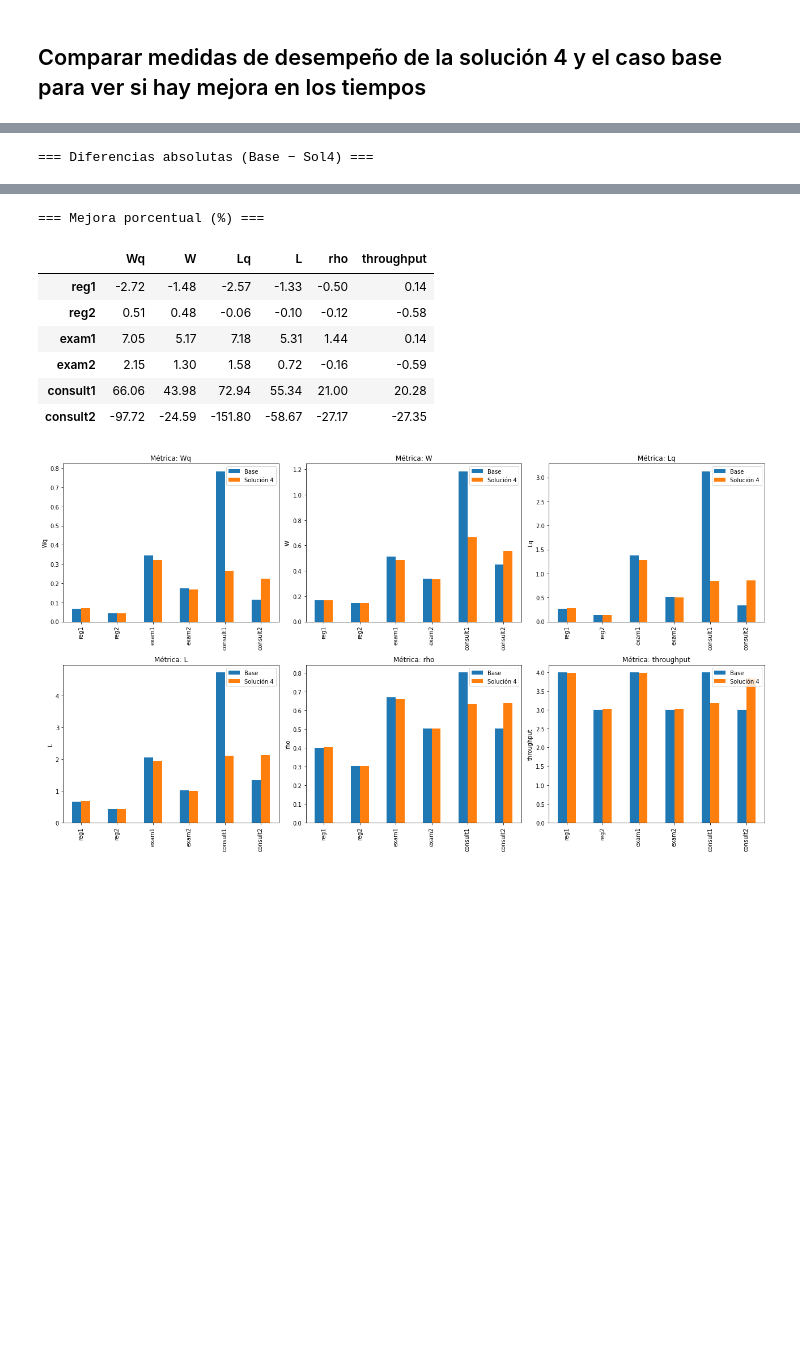
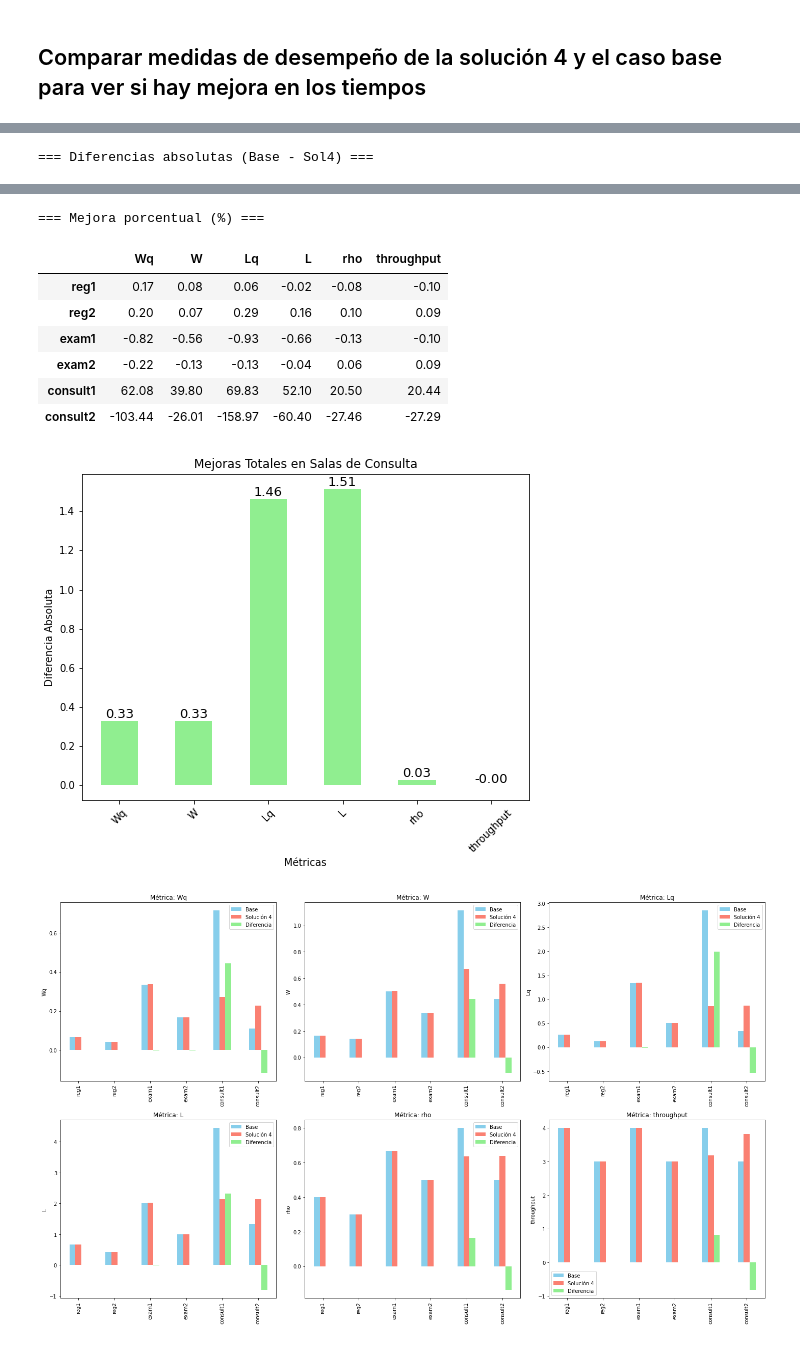
Before and after one commit to AlexisAndradeDev/OperationsResearch_QueuingProject, a Jupyter notebook: IO_Queuing_Simulation.ipynb, the cells around one changed output, grey strips where cells are left out. Drawn from its saved outputs; the diff is of its cells as text; code cells hidden in the pictures; blank space fills up the shorter version.

Commit message:
Improve performance metrics comparison and use a greater T

```diff
--- a/IO_Queuing_Simulation.ipynb
+++ b/IO_Queuing_Simulation.ipynb
@@ -436,7 +438,7 @@ def display_simulation_metrics(simulation_name: str, metrics: dict[str, dict[str
 # sólo usa la misma semilla, mismos parámetros y mismos nodos.
 
 # Horas de simulación
-T = 100000.0/4
+T = 100000.0*10
 seed = random.randint(1, 100000) # semilla aleatoria
 random.seed(seed)
 print(f"Semilla aleatoria: {seed}")
@@ -456,14 +458,7 @@ nodes_base = {
 }
 
 # Modelo solución 3
-nodes_solution3 = {
-    'reg1':    Node('reg1',     mu=10.0, servers=1),
-    'reg2':    Node('reg2',     mu=10.0, servers=1),
-    'exam1':   Node('exam1',    mu=6.0,  servers=1),
-    'exam2':   Node('exam2',    mu=6.0,  servers=1),
-    'consult1':Node('consult1', mu=2.5,  servers=2),
-    'consult2':Node('consult2', mu=3.0,  servers=2),
-}
+nodes_solution3 = copy.deepcopy(nodes_base)
 
 # Modelo solución 4
 nodes_solution4 = copy.deepcopy(nodes_solution3)
@@ -835,30 +818,50 @@ df_combined = pd.concat({'Base': df_base, 'Sol4': df_sol4}, axis=1)
 df_diff = df_combined['Base'] - df_combined['Sol4']
 df_pct  = (df_diff / df_combined['Base']) * 100
 
+# Calcular mejora total en salas de consulta (suma de diferencias absolutas)
+df_total_diff = df_diff.loc[['consult1', 'consult2']].sum(axis=0)
+
 # Mostrar tablas
 print("=== Comparativa Base vs Solución 4 ===")
 display(df_combined)
 
-print("\n=== Diferencias absolutas (Base − Sol4) ===")
+print("\n=== Diferencias absolutas (Base - Sol4) ===")
 display(df_diff.round(4))
 
 print("\n=== Mejora porcentual (%) ===")
 display(df_pct.round(2))
 
+# Graficar mejoras totales
+plt.figure(figsize=(8, 6))
+ax = df_total_diff.plot(kind='bar', color='lightgreen')
+plt.title('Mejoras Totales en Salas de Consulta')
+plt.xlabel('Métricas')
+plt.ylabel('Diferencia Absoluta')
+plt.xticks(rotation=45)
+
+# Mostrar el valor encima de cada barra
+for p in ax.patches:
+    ax.annotate(f'{p.get_height():.2f}', (p.get_x() + p.get_width() / 2, p.get_height()),
+                ha='center', va='bottom', fontsize=13, color='black')
+
 # Graficar métricas por nodo (Base vs Sol4)
 metrics = ['Wq','W','Lq','L','rho','throughput']
-fig, axes = plt.subplots(2, 3, figsize=(18, 10))
+
+fig, axes = plt.subplots(2, 3, figsize=(20, 12))  # Aumentar el tamaño de la figura
 axes = axes.flatten()
 
+# Concatenar combined y diff para graficar
+df_plot = pd.concat({'Base': df_base, 'Sol4': df_sol4, 'Diff': df_diff}, axis=1)
+
 for ax, metric in zip(axes, metrics):
-    # Extraer las dos columnas (Base/metric, Sol4/metric)
-    df_plot = df_combined.loc[:, (slice(None), metric)]
+    # Extraer las tres columnas (Base, Sol4 y Diff) para la métrica actual
+    df_plot_metric = df_plot.loc[:, (slice(None), metric)]
     # Quitar el nivel de índice de columna que sobra
-    df_plot.columns = df_plot.columns.droplevel(1)
-    df_plot.plot(kind='bar', ax=ax)
+    df_plot_metric.columns = df_plot_metric.columns.droplevel(1)
+    df_plot_metric.plot(kind='bar', ax=ax, color=['skyblue', 'salmon', 'lightgreen'])
     ax.set_title(f"Métrica: {metric}")
     ax.set_ylabel(metric)
-    ax.legend(['Base', 'Solución 4'])
+    ax.legend(['Base', 'Solución 4', 'Diferencia'])
 
 plt.tight_layout()
 plt.show()
@@ -875,2 +878,2 @@ plt.show()
-=== Diferencias absolutas (Base − Sol4) ===
+=== Diferencias absolutas (Base - Sol4) ===
 |  | Wq | W | Lq | L | rho | throughput |
@@ -883,9 +886,10 @@ plt.show()
 === Mejora porcentual (%) ===
 |  | Wq | W | Lq | L | rho | throughput |
-| reg1 | -2.72 | -1.48 | -2.57 | -1.33 | -0.50 | 0.14 |
-| reg2 | 0.51 | 0.48 | -0.06 | -0.10 | -0.12 | -0.58 |
-| exam1 | 7.05 | 5.17 | 7.18 | 5.31 | 1.44 | 0.14 |
-| exam2 | 2.15 | 1.30 | 1.58 | 0.72 | -0.16 | -0.59 |
-| consult1 | 66.06 | 43.98 | 72.94 | 55.34 | 21.00 | 20.28 |
-| consult2 | -97.72 | -24.59 | -151.80 | -58.67 | -27.17 | -27.35 |
+| reg1 | 0.17 | 0.08 | 0.06 | -0.02 | -0.08 | -0.10 |
+| reg2 | 0.20 | 0.07 | 0.29 | 0.16 | 0.10 | 0.09 |
+| exam1 | -0.82 | -0.56 | -0.93 | -0.66 | -0.13 | -0.10 |
+| exam2 | -0.22 | -0.13 | -0.13 | -0.04 | 0.06 | 0.09 |
+| consult1 | 62.08 | 39.80 | 69.83 | 52.10 | 20.50 | 20.44 |
+| consult2 | -103.44 | -26.01 | -158.97 | -60.40 | -27.46 | -27.29 |
-[figure, old version]
+[figure, new version]
+[figure, added]
```
Also changed, not shown: parts of 9 cells of this notebook.
